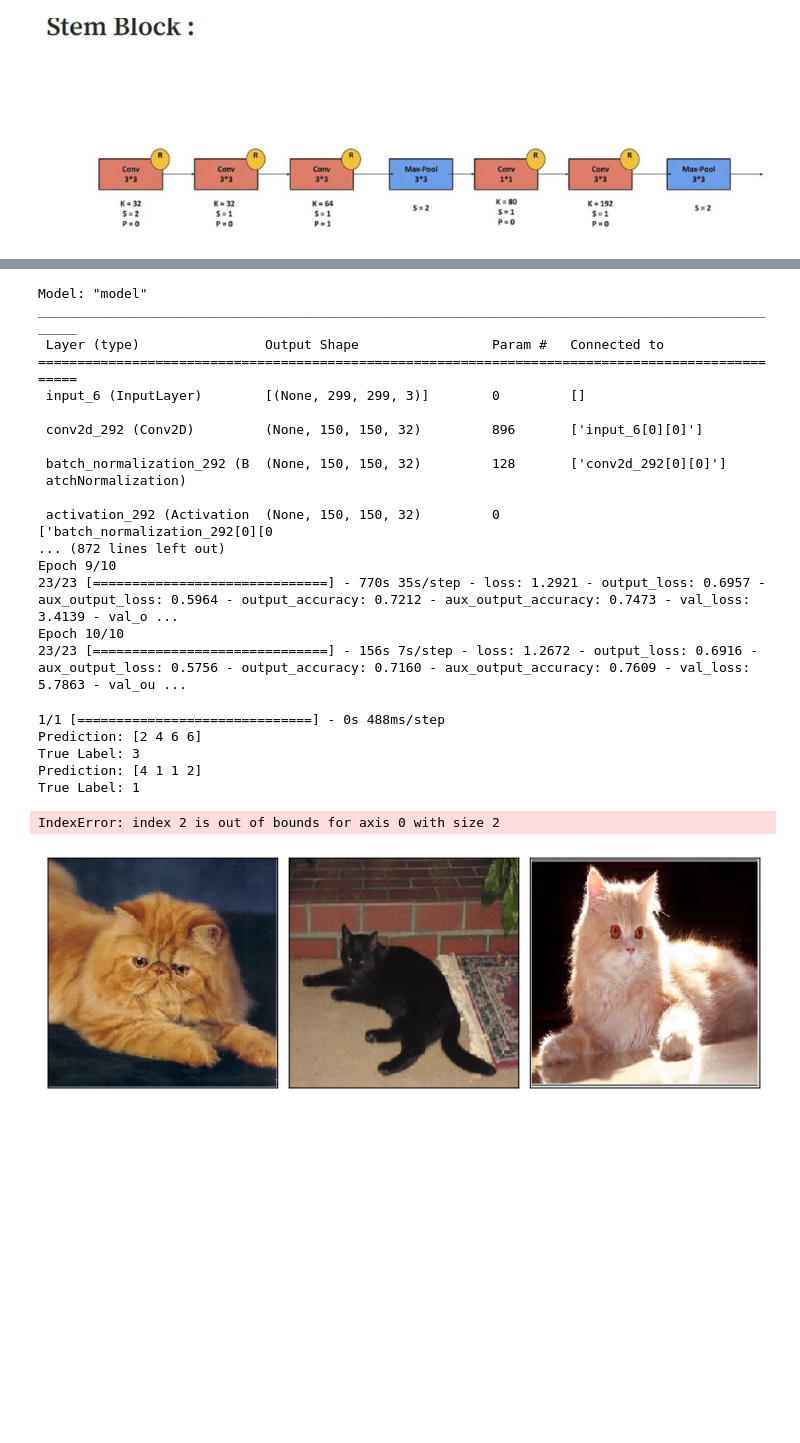
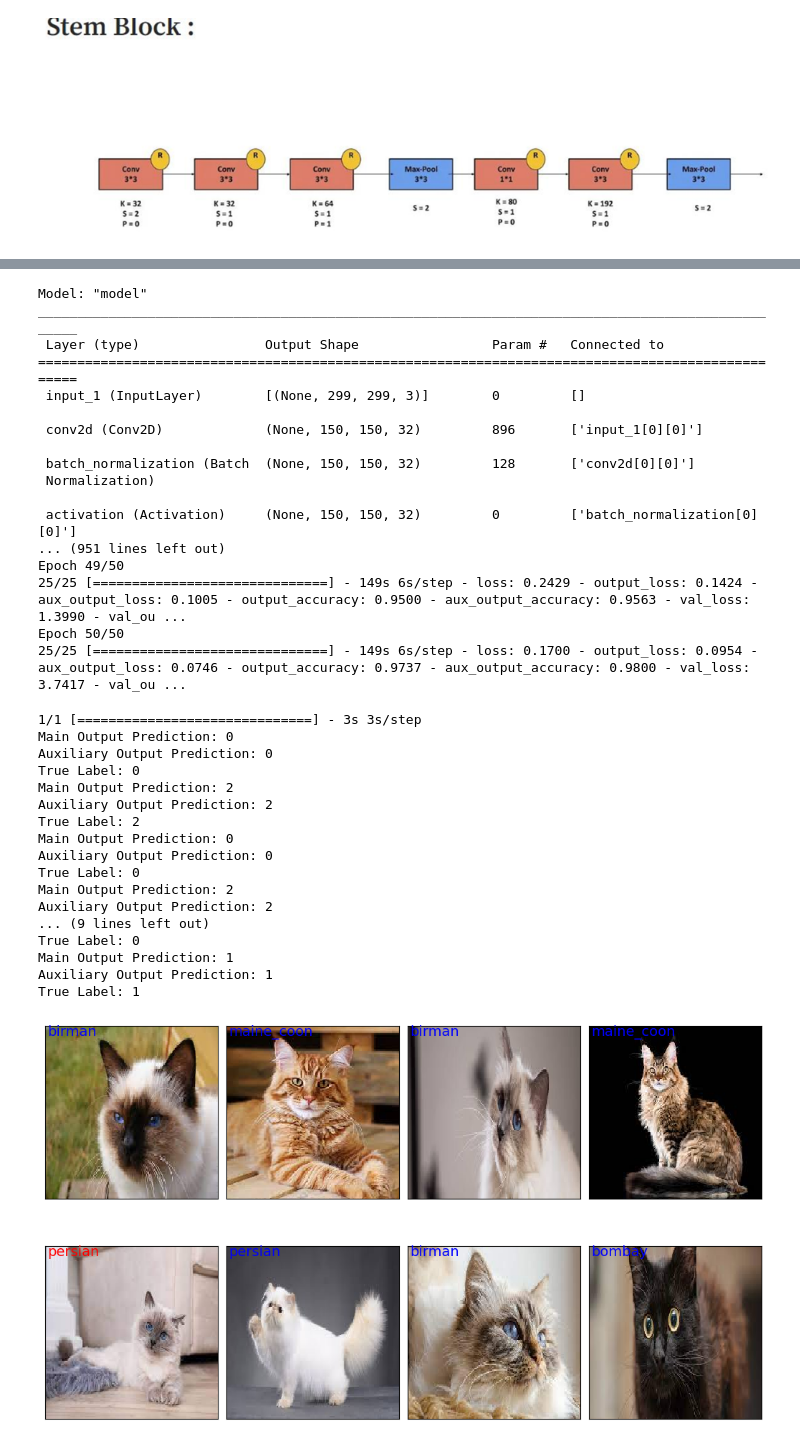
Before and after one commit to grenoske/NeuralNetworkLabs, a Jupyter notebook: lab5/lab5.ipynb, the cells around one changed output, grey strips where cells are left out. Saved outputs shown, nothing was run; the diff lists cells and outputs as text; code cells hidden in the pictures; blank space fills up the shorter version.

```diff
--- a/lab5/lab5.ipynb
+++ b/lab5/lab5.ipynb
@@ -148,7 +146,7 @@ model = InceptionV3((299, 299, 3), num_classes)
 
 
 # training parameters
-EPOCHS = 10
+EPOCHS = 50
 BATCH_SIZE = 32
 image_height = 299
 image_width = 299
@@ -212,54 +214,65 @@ Model: "model"
 __________________________________________________________________________________________________
  Layer (type)                Output Shape                 Param #   Connected to
 ==================================================================================================
- input_6 (InputLayer)        [(None, 299, 299, 3)]        0         []
+ input_1 (InputLayer)        [(None, 299, 299, 3)]        0         []
 
- conv2d_292 (Conv2D)         (None, 150, 150, 32)         896       ['input_6[0][0]']
+ conv2d (Conv2D)             (None, 150, 150, 32)         896       ['input_1[0][0]']
 
- batch_normalization_292 (B  (None, 150, 150, 32)         128       ['conv2d_292[0][0]']
- atchNormalization)
+ batch_normalization (Batch  (None, 150, 150, 32)         128       ['conv2d[0][0]']
+ Normalization)
 
- activation_292 (Activation  (None, 150, 150, 32)         0         ['batch_normalization_292[0][0
-... (872 lines left out)
-Epoch 9/10
-23/23 [==============================] - 770s 35s/step - loss: 1.2921 - output_loss: 0.6957 - aux_output_loss: 0.5964 - output_accuracy: 0.7212 - aux_output_accuracy: 0.7473 - val_loss: 3.4139 - val_o ...
-Epoch 10/10
-23/23 [==============================] - 156s 7s/step - loss: 1.2672 - output_loss: 0.6916 - aux_output_loss: 0.5756 - output_accuracy: 0.7160 - aux_output_accuracy: 0.7609 - val_loss: 5.7863 - val_ou ...
+ activation (Activation)     (None, 150, 150, 32)         0         ['batch_normalization[0][0]']
+... (951 lines left out)
+Epoch 49/50
+25/25 [==============================] - 149s 6s/step - loss: 0.2429 - output_loss: 0.1424 - aux_output_loss: 0.1005 - output_accuracy: 0.9500 - aux_output_accuracy: 0.9563 - val_loss: 1.3990 - val_ou ...
+Epoch 50/50
+25/25 [==============================] - 149s 6s/step - loss: 0.1700 - output_loss: 0.0954 - aux_output_loss: 0.0746 - output_accuracy: 0.9737 - aux_output_accuracy: 0.9800 - val_loss: 3.7417 - val_ou ...
 # %%
 from matplotlib import pyplot as plt
 import numpy as np
 from keras.preprocessing.image import ImageDataGenerator
 
 
 class_names = ['birman', 'bombay', 'maine_coon', 'persian']
 
-
-x_valid, label_batch  = next(iter(valid_generator))
-predict_x=model.predict(x_valid)
-prediction_values=np.argmax(predict_x,axis=1)
+x_valid, label_batch = next(iter(valid_generator))
+predict_x, aux_predict_x = model.predict(x_valid)  # Отримати обидва виходи
+prediction_values = np.argmax(predict_x, axis=1)
 
 # set up the figure
 fig = plt.figure(figsize=(10, 6))
 fig.subplots_adjust(left=0, right=1, bottom=0, top=1, hspace=0.05, wspace=0.05)
 
-# plot the images: each image is 227x227 pixels
-for i in range(min(8, len(prediction_values))):
+for i in range(8):
     ax = fig.add_subplot(2, 4, i + 1, xticks=[], yticks=[])
-    ax.imshow(x_valid[i,:],cmap=plt.cm.gray_r, interpolation='nearest')
+    ax.imshow(x_valid[i, :], cmap=plt.cm.gray_r, interpolation='nearest')
 
-    print("Prediction:", prediction_values[i])
+    print("Main Output Prediction:", prediction_values[i])
+    print("Auxiliary Output Prediction:", np.argmax(aux_predict_x[i]))
     print("True Label:", np.argmax(label_batch[i]))
-if prediction_values[i] == np.argmax(label_batch[i]):
-    # label the image with the blue text
-    ax.text(3, 17, class_names[prediction_values[i][0]], color='blue', fontsize=14)
-else:
-    # label the image with the red text
-    ax.text(3, 17, class_names[prediction_values[i][0]], color='red', fontsize=14)
+
+    if prediction_values[i] == np.argmax(label_batch[i]):
+        # label the image with the blue text
+        ax.text(3, 17, class_names[prediction_values[i]], color='blue', fontsize=14)
+    else:
+        # label the image with the red text
+        ax.text(3, 17, class_names[prediction_values[i]], color='red', fontsize=14)
 # %% [output]
-1/1 [==============================] - 0s 488ms/step
-Prediction: [2 4 6 6]
-True Label: 3
-Prediction: [4 1 1 2]
+1/1 [==============================] - 3s 3s/step
+Main Output Prediction: 0
+Auxiliary Output Prediction: 0
+True Label: 0
+Main Output Prediction: 2
+Auxiliary Output Prediction: 2
+True Label: 2
+Main Output Prediction: 0
+Auxiliary Output Prediction: 0
+True Label: 0
+Main Output Prediction: 2
+Auxiliary Output Prediction: 2
+... (9 lines left out)
+True Label: 0
+Main Output Prediction: 1
+Auxiliary Output Prediction: 1
 True Label: 1
-IndexError: index 2 is out of bounds for axis 0 with size 2
-[figure, old version]
+[figure, new version]
```
Also changed, not shown: parts of 3 cells of this notebook.
